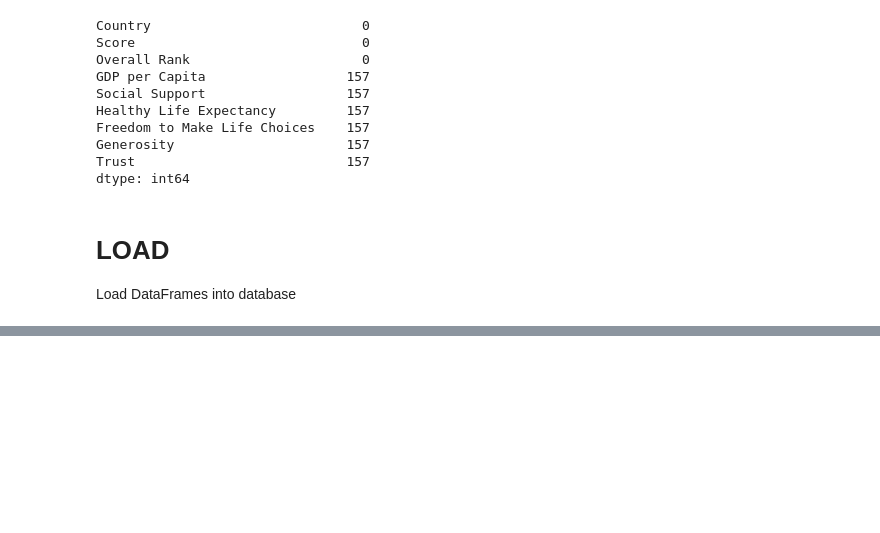
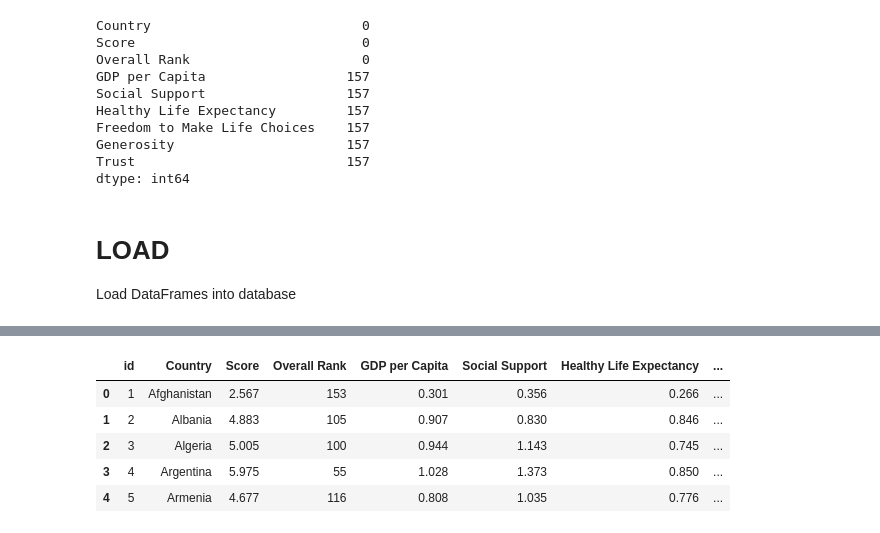
Before and after one commit to vandrade88/data-visualization-project, a Jupyter notebook: ETL.ipynb, the cells around one changed output, grey strips where cells are left out. Cells and saved outputs as stored; diff of their text form; code cells hidden in the pictures; blank space fills up the shorter version.

```diff
--- a/ETL.ipynb
+++ b/ETL.ipynb
@@ -830,0 +852,9 @@ engine = create_engine(f'postgresql://{rds_connection_string}')
+# %%
+pd.read_sql_query('SELECT * FROM whr2020', con=engine).head()
+# %% [output]
+|  | id | Country | Score | Overall Rank | GDP per Capita | Social Support | Healthy Life Expectancy | ... |
+| 0 | 1 | Afghanistan | 2.567 | 153 | 0.301 | 0.356 | 0.266 | ... |
+| 1 | 2 | Albania | 4.883 | 105 | 0.907 | 0.830 | 0.846 | ... |
+| 2 | 3 | Algeria | 5.005 | 100 | 0.944 | 1.143 | 0.745 | ... |
+| 3 | 4 | Argentina | 5.975 | 55 | 1.028 | 1.373 | 0.850 | ... |
+| 4 | 5 | Armenia | 4.677 | 116 | 0.808 | 1.035 | 0.776 | ... |
```
Also changed, not shown: parts of 11 cells of this notebook, 1 other file.
